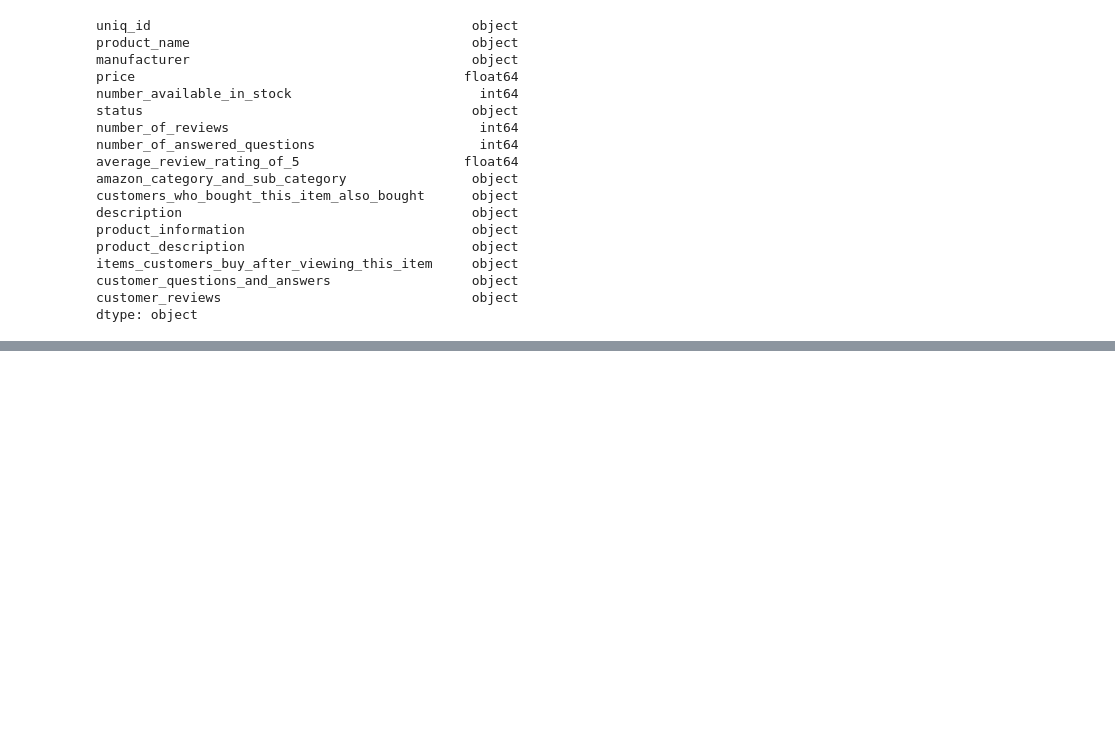
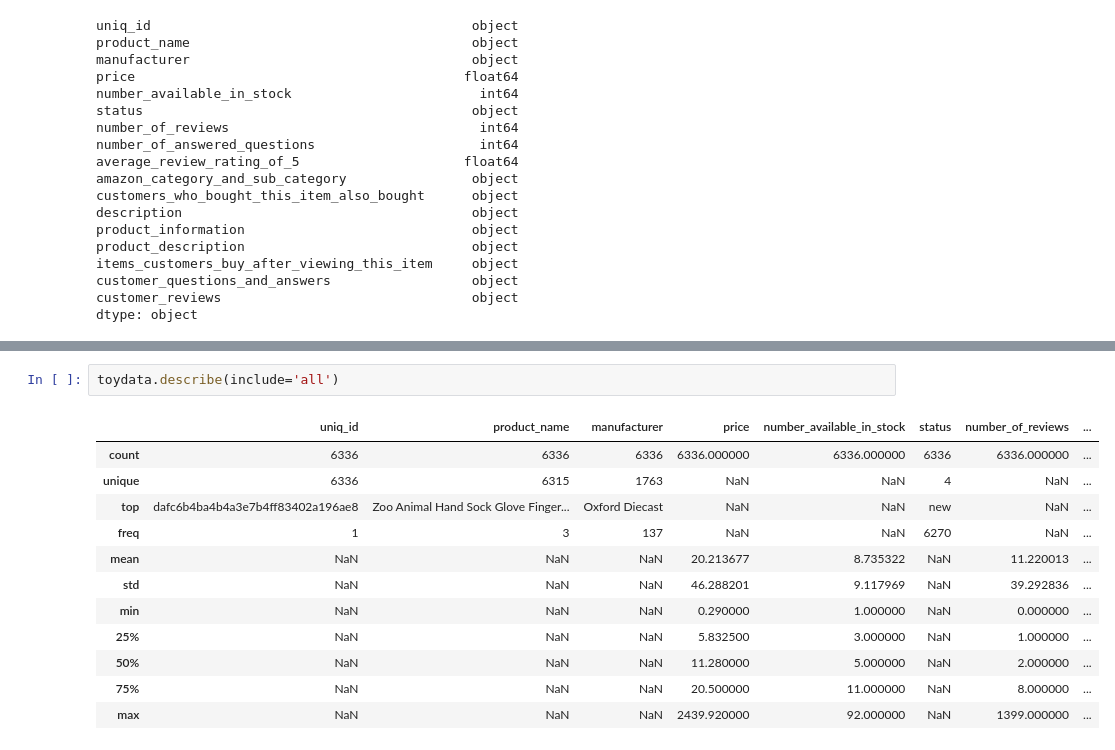
Before and after one commit to sekharmm/mandava_IT533, a Jupyter notebook: mandava_toydata.ipynb, the cells around one changed output, grey strips where cells are left out. Cells and saved outputs as stored; diff of their text form; blank space fills up the shorter version.

```diff
--- a/mandava_toydata.ipynb
+++ b/mandava_toydata.ipynb
@@ -69,0 +147,15 @@ find the rows and columns
+# %%
+toydata.describe(include='all')
+# %% [output]
+|  | uniq_id | product_name | manufacturer | price | number_available_in_stock | status | number_of_reviews | ... |
+| count | 6336 | 6336 | 6336 | 6336.000000 | 6336.000000 | 6336 | 6336.000000 | ... |
+| unique | 6336 | 6315 | 1763 | NaN | NaN | 4 | NaN | ... |
+| top | dafc6b4ba4b4a3e7b4ff83402a196ae8 | Zoo Animal Hand Sock Glove Finger... | Oxford Diecast | NaN | NaN | new | NaN | ... |
+| freq | 1 | 3 | 137 | NaN | NaN | 6270 | NaN | ... |
+| mean | NaN | NaN | NaN | 20.213677 | 8.735322 | NaN | 11.220013 | ... |
+| std | NaN | NaN | NaN | 46.288201 | 9.117969 | NaN | 39.292836 | ... |
+| min | NaN | NaN | NaN | 0.290000 | 1.000000 | NaN | 0.000000 | ... |
+| 25% | NaN | NaN | NaN | 5.832500 | 3.000000 | NaN | 1.000000 | ... |
+| 50% | NaN | NaN | NaN | 11.280000 | 5.000000 | NaN | 2.000000 | ... |
+| 75% | NaN | NaN | NaN | 20.500000 | 11.000000 | NaN | 8.000000 | ... |
+| max | NaN | NaN | NaN | 2439.920000 | 92.000000 | NaN | 1399.000000 | ... |
```
Also changed, not shown: parts of 20 cells of this notebook.
